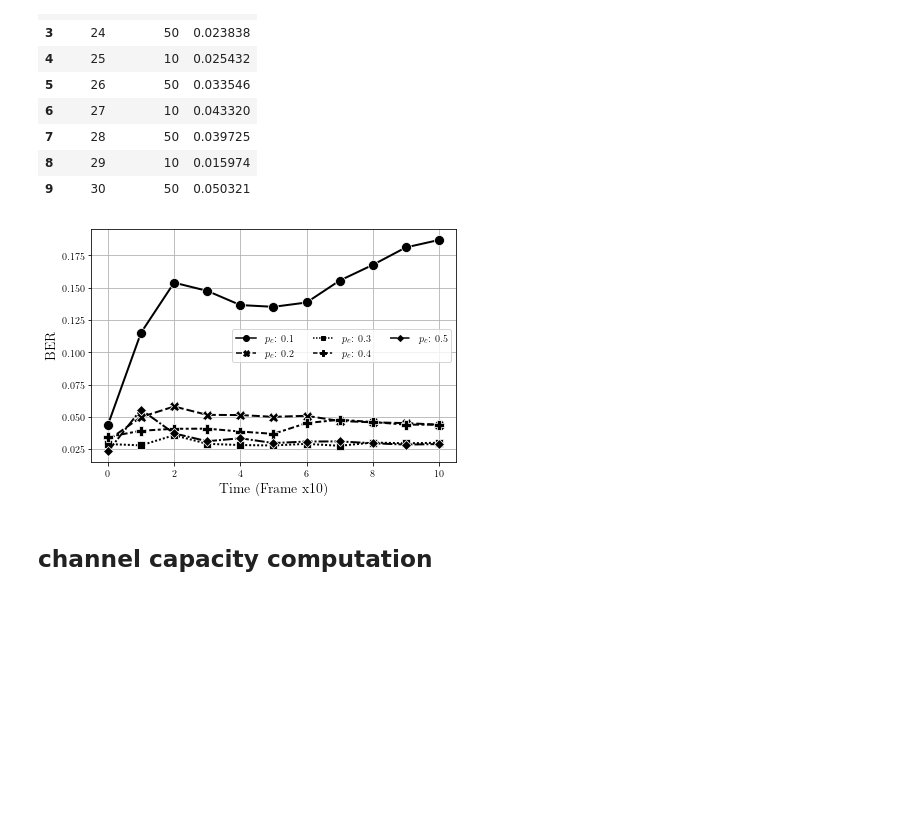
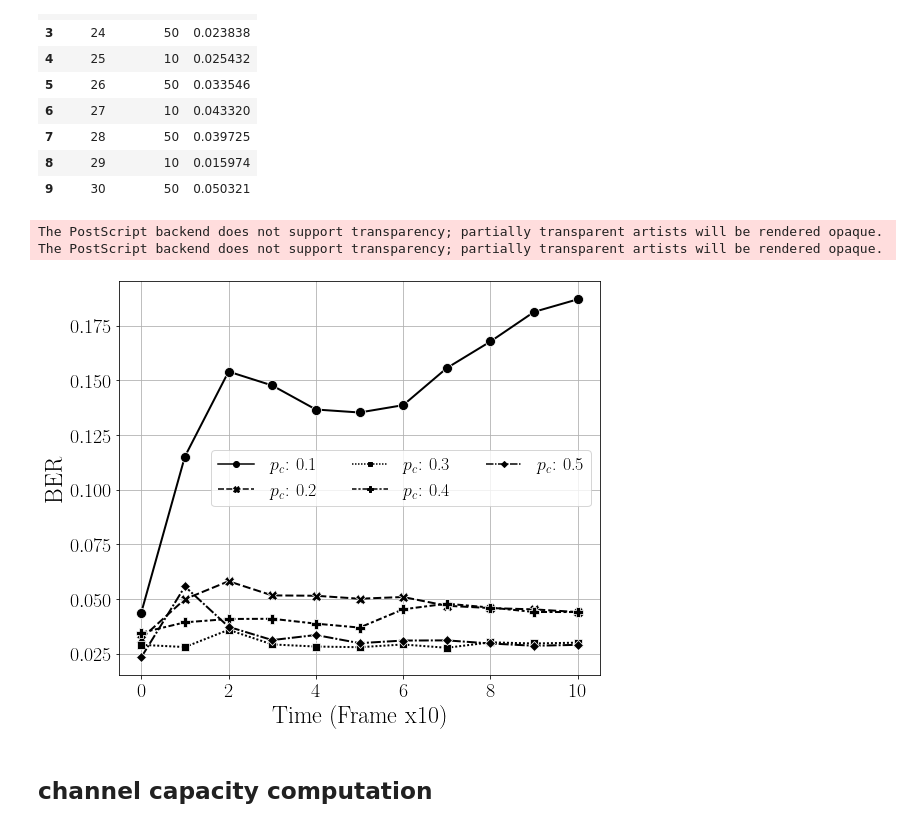
Before and after one commit to IMTAltiStudiLucca/mentalist, a Jupyter notebook: src/plotting-cnn.ipynb, the cells around one changed output. Saved outputs shown, nothing was run; the diff lists cells and outputs as text; code cells hidden in the pictures; blank space fills up the shorter version.

```diff
--- a/src/plotting-cnn.ipynb
+++ b/src/plotting-cnn.ipynb
@@ -516,41 +516,52 @@ success_errors_time.groupby(['sim_n','n_clients'],as_index=False).agg({'rate':'m
 | 7 | 28 | 50 | 0.039725 |
 | 8 | 29 | 10 | 0.015974 |
 | 9 | 30 | 50 | 0.050321 |
+# %%
+font = {
+        'family': "Times New Roman",
+        'color': 'black',
+#         'weight': 'high',
+#         'size': 14,
+        }
 # %%
-# plt.figure(figsize=(6,5))
+plt.figure(figsize=(8,6.5))
+
 ax = sns.lineplot(data=success_errors_time,
                   x="tenth",
                   y="rate",
                   markers=True,
                   dashes=True,
                   hue='random_clients',
                   style='random_clients',
                   palette=['black']*len(success_errors_time.random_clients.unique()),
                   ci=None,
                   linewidth=2,
                 markersize=10
                  )
 handles, _ = ax.get_legend_handles_labels()
 
 labels = ['$p_c$: {}'.format(v) for v in sorted(success_errors_time.random_clients.unique())]
-plt.xlabel('Time (Frame x10)',fontsize=14)
-plt.ylabel('BER',fontsize=14)
-
+plt.xlabel('Time (Frame x10)',fontsize=24)
+plt.ylabel('BER',fontsize=24)
+plt.xticks(fontsize=20,**font)
+plt.yticks(fontsize=20,**font)
 plt.legend(handles,labels,
-           loc='center right',
+           loc='center right',fontsize=18,
 #            bbox_to_anchor=(0.25, 1.55),
            ncol=3)
 plt.grid()
 plt.gray()
 plt.tight_layout()
 
-# plt.savefig('plots/error-rate_over_time_cnn.png', dpi=300)
-# plt.savefig('plots/error-rate_over_time_cnn.eps', dpi=300)
-# plt.savefig('plots/error-rate_over_time_cnn.svg', dpi=300)
-# plt.savefig('plots/error-rate_over_time_cnn.pdf', dpi=300)
+plt.savefig('plots/error-rate_over_time_cnn.png', dpi=300)
+plt.savefig('plots/error-rate_over_time_cnn.eps', dpi=300)
+plt.savefig('plots/error-rate_over_time_cnn.svg', dpi=300)
+plt.savefig('plots/error-rate_over_time_cnn.pdf', dpi=300)
 plt.show()
 # %% [output]
+The PostScript backend does not support transparency; partially transparent artists will be rendered opaque.
+The PostScript backend does not support transparency; partially transparent artists will be rendered opaque.
-[figure, old version]
+[figure, new version]
 # %% [markdown]
 ## channel capacity computation
 # %% [markdown]
```
Also changed, not shown: 3 other files.
